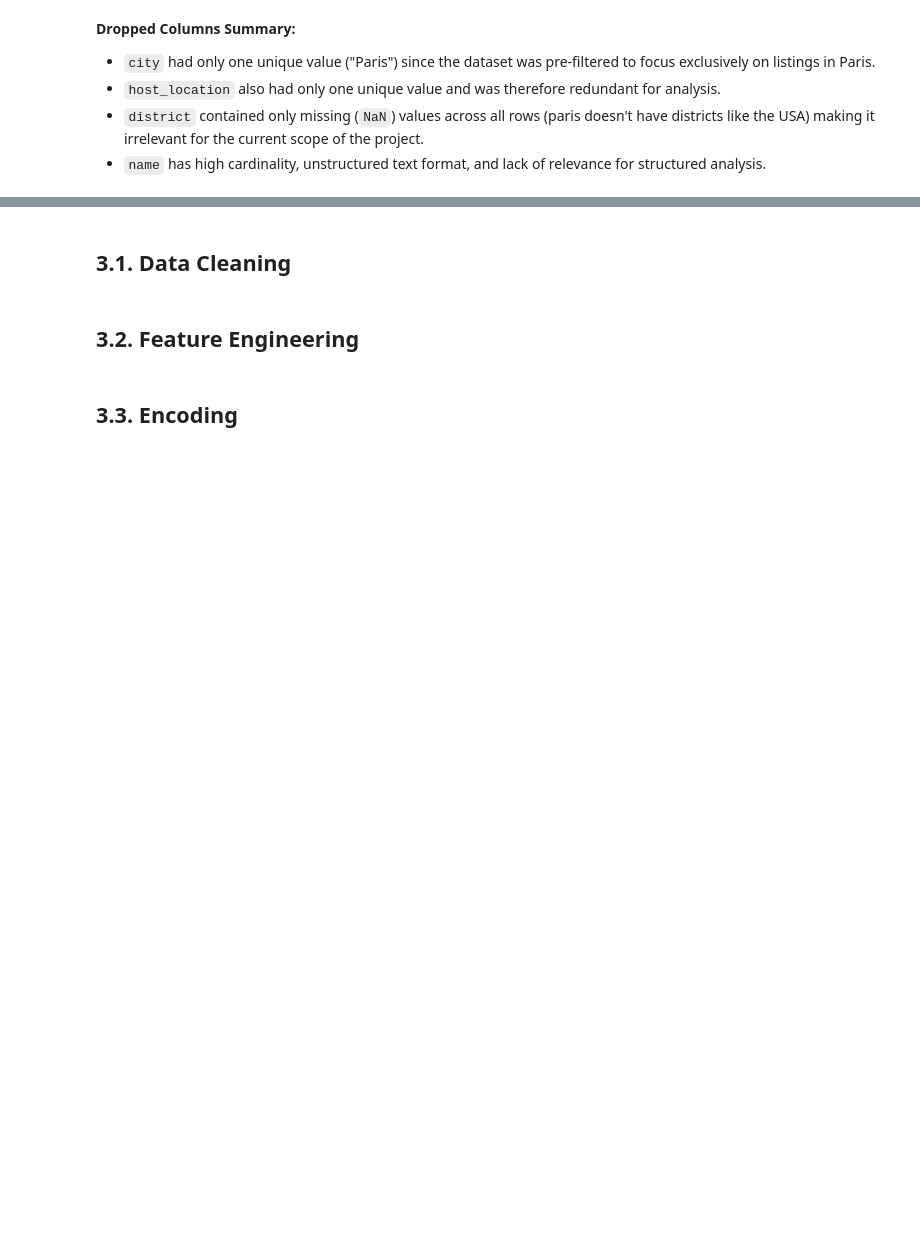
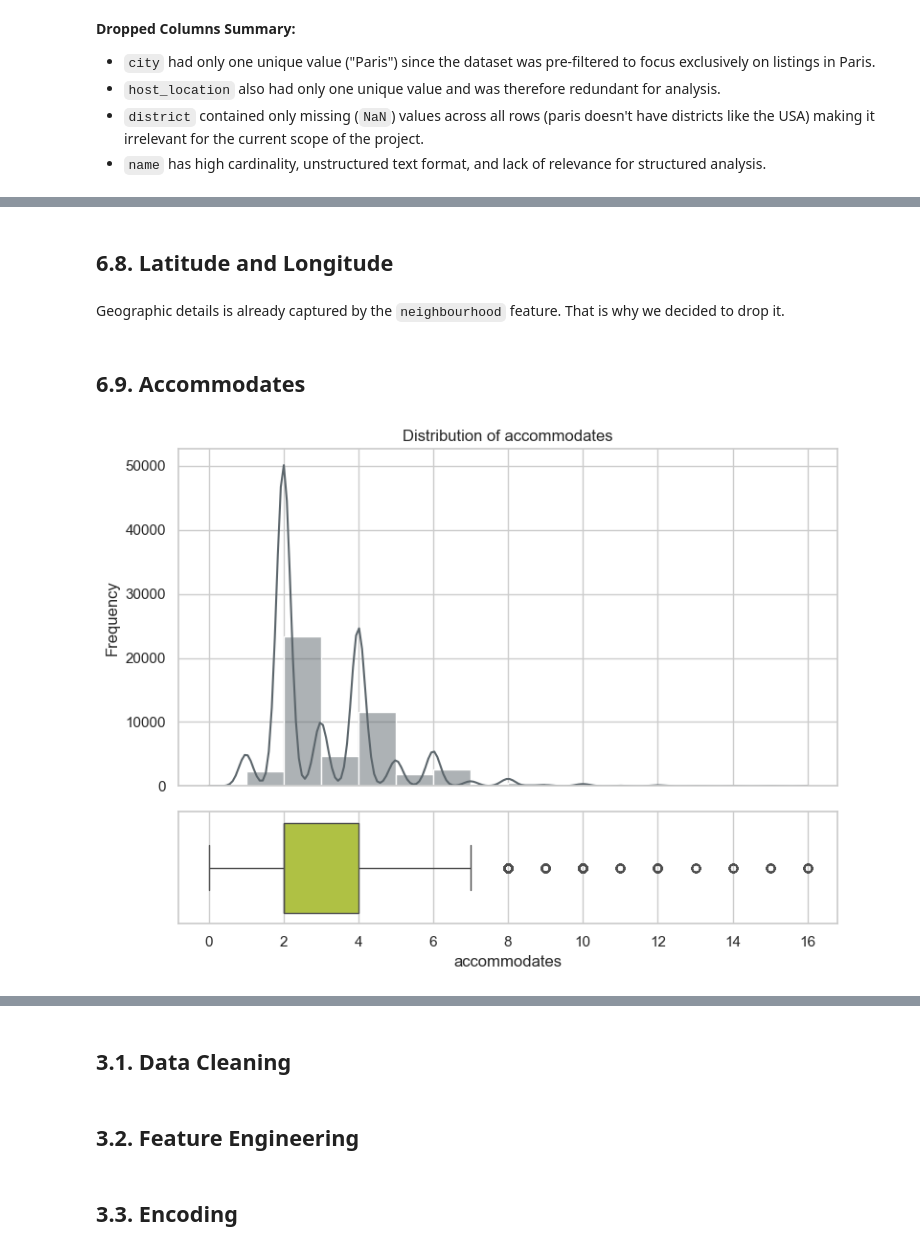
Before and after one commit to maracsimoes/MLOps-Airbnb-Price-Prediction, a Jupyter notebook: Notebook_main.ipynb, the cells around one changed output, grey strips where cells are left out. Saved outputs shown, nothing was run; the diff lists cells and outputs as text; code cells hidden in the pictures; blank space fills up the shorter version.

```diff
--- a/Notebook_main.ipynb
+++ b/Notebook_main.ipynb
@@ -346,0 +636,20 @@ Standard deviation of price: 199.87576226831183
+# %%
+# 1) For hosts with host_total_listings_count == 0, count how many listings they actually have
+zero_hosts = listings[listings["host_total_listings_count"] == 0]
+
+actual_counts = (
+    zero_hosts.groupby("host_id")
+    .size()
+    .reset_index(name="actual_listings")
+)
+
+# 2) Left join these counts back to the original DataFrame
+df_with_counts = listings.merge(actual_counts, on="host_id", how="left")
+
+# 3) Overwrite host_total_listings_count only where it was 0
+df_with_counts["host_total_listings_count"] = np.where(
+    df_with_counts["host_total_listings_count"] == 0,
+    df_with_counts["actual_listings"],
+    df_with_counts["host_total_listings_count"]
+)
+listings = df_with_counts.drop(columns=["actual_listings"])
@@ -346,0 +672,4 @@ Standard deviation of price: 199.87576226831183
+# %% [markdown]
+## 6.8. Latitude and Longitude
+# %% [markdown]
+Geographic details is already captured by the `neighbourhood` feature. That is why we decided to drop it.
@@ -346,0 +679,51 @@ Standard deviation of price: 199.87576226831183
+# %% [markdown]
+## 6.9. Accommodates
+# %%
+def plot_dist_and_box(
+    df,
+    cols,
+    bins,
+    hist_color: str = "#5C666C",
+    box_color: str = "#BED62F",
+):
+    # Accept a single string or any iterable of strings
+    if isinstance(cols, str):
+        cols = [cols]
+
+    sns.set_theme(style="whitegrid")
+
+    for c in cols:
+        if c not in df.columns:
+            print(f"Column '{c}' not found – skipping.")
+            continue
+
+        # Pull only non-null rows for this column (Pandas version)
+        pdf = df[c].dropna()
+
+        # Skip empty or non-numeric data
+        if pdf.empty or not pd.api.types.is_numeric_dtype(pdf):
+            print(f"Column '{c}' is empty or non-numeric – skipping.")
+            continue
+
+        # Create the two-row figure
+        fig, (ax_dist, ax_box) = plt.subplots(
+            2, 1, figsize=(8, 6), sharex=True, gridspec_kw={"height_ratios": [3, 1]}
+        )
+
+        # Histogram + KDE
+        sns.histplot(pdf, bins=bins, kde=True, color=hist_color, ax=ax_dist)
+        ax_dist.set_title(f"Distribution of {c}")
+        ax_dist.set_xlabel("")  # Hide x-axis on the top panel
+        ax_dist.set_ylabel("Frequency")
+
+        # Horizontal box-plot
+        sns.boxplot(x=pdf, orient="h", color=box_color, ax=ax_box)
+        ax_box.set_xlabel(c)
+        ax_box.set_yticks([])
+
+        plt.tight_layout()
+        plt.show()
+
+plot_dist_and_box(listings, cols = 'accommodates', bins = 16)
+# %% [output]
+[figure, added]
```
Also changed, not shown: parts of 176 cells of this notebook, 4 other files.
